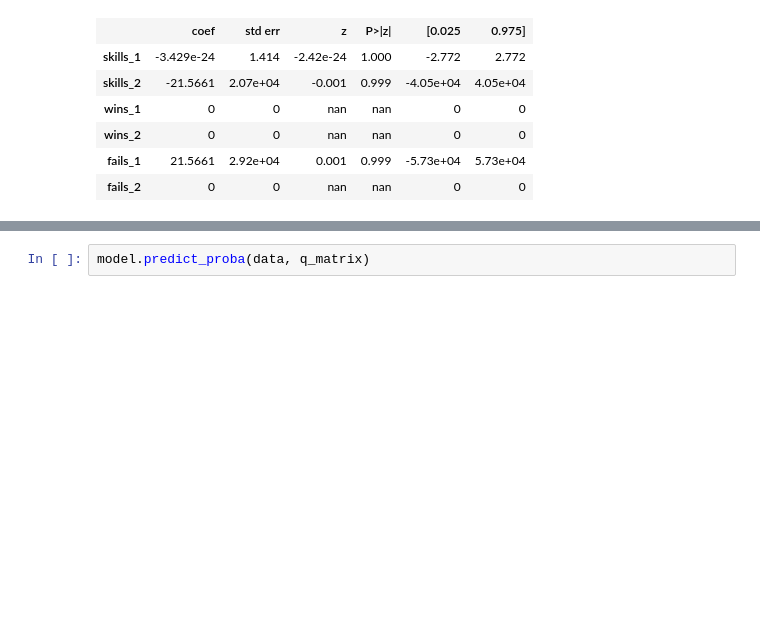
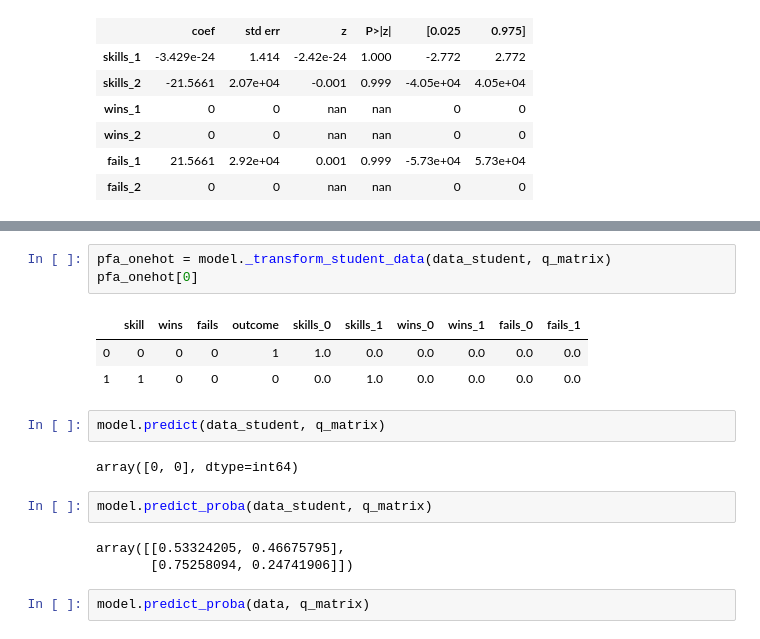
Before and after one commit to MachineTeachingEdu/machine-teaching, a Jupyter notebook: machineteaching/2019_10_14 - StudentPerformanceKit (PFA).ipynb, the cells around one changed output, grey strips where cells are left out. Saved outputs shown, nothing was run; the diff lists cells and outputs as text; blank space fills up the shorter version.

```diff
--- a/machineteaching/2019_10_14 - StudentPerformanceKit (PFA).ipynb
+++ b/machineteaching/2019_10_14 - StudentPerformanceKit (PFA).ipynb
@@ -178,3 +223,19 @@ array([0, 0, 0, 1, 0])
+# %%
+pfa_onehot = model._transform_student_data(data_student, q_matrix)
+pfa_onehot[0]
+# %% [output]
+|  | skill | wins | fails | outcome | skills_0 | skills_1 | wins_0 | wins_1 | fails_0 | fails_1 |
+| 0 | 0 | 0 | 0 | 1 | 1.0 | 0.0 | 0.0 | 0.0 | 0.0 | 0.0 |
+| 1 | 1 | 0 | 0 | 0 | 0.0 | 1.0 | 0.0 | 0.0 | 0.0 | 0.0 |
+# %%
+model.predict(data_student, q_matrix)
+# %% [output]
+array([0, 0], dtype=int64)
+# %%
+model.predict_proba(data_student, q_matrix)
+# %% [output]
+array([[0.53324205, 0.46675795],
+       [0.75258094, 0.24741906]])
 # %%
 model.predict_proba(data, q_matrix)
 # %% [output]
```
Also changed, not shown: parts of 14 cells of this notebook, 1 other file.
